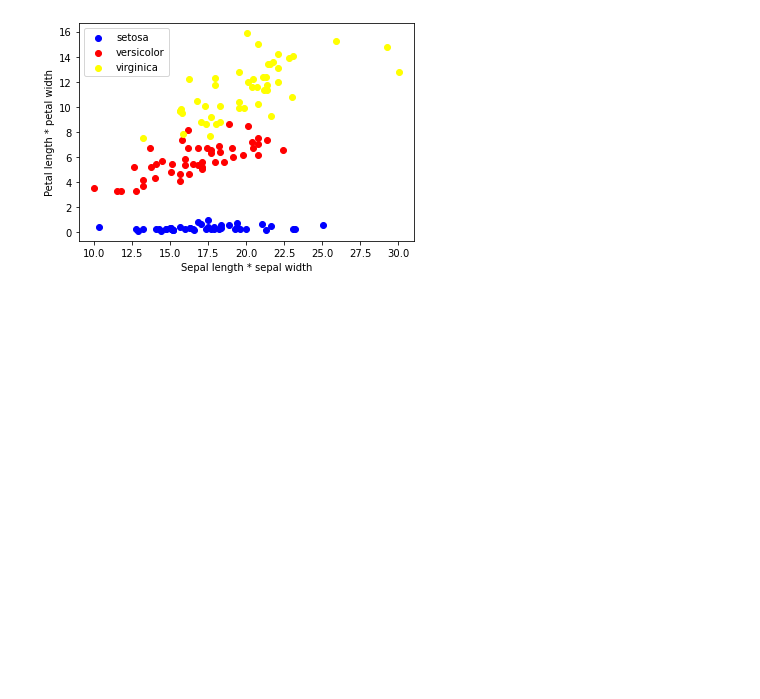
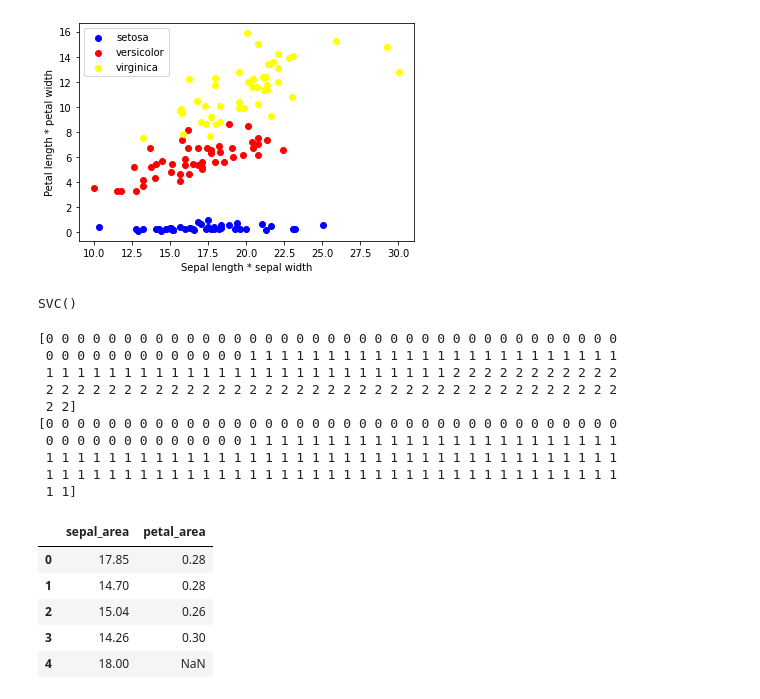
Before and after one commit to saharsolt/Machine_Learning_Python, a Jupyter notebook: IrisSVMClassification.ipynb, the cells around one changed output. Cells and saved outputs as stored; diff of their text form; code cells hidden in the pictures; blank space fills up the shorter version.

```diff
--- a/IrisSVMClassification.ipynb
+++ b/IrisSVMClassification.ipynb
@@ -94,3 +94,36 @@ plt.show()
 # %% [output]
 (150,)
 [figure]
+# %%
+from sklearn.svm import SVC
+
+svm = SVC(kernel='rbf',decision_function_shape ='ovr')
+
+svm.fit(X,y)
+# %% [output]
+SVC()
+# %%
+y_new = y.copy()
+print(y_new)
+y_new[y_new !=0]=1
+print(y_new)
+
+data_new=pd.DataFrame(data={'sepal_area':sepal_area ,'petal_area':petal_area})
+data_new.head()
+# %% [output]
+[0 0 0 0 0 0 0 0 0 0 0 0 0 0 0 0 0 0 0 0 0 0 0 0 0 0 0 0 0 0 0 0 0 0 0 0 0
+ 0 0 0 0 0 0 0 0 0 0 0 0 0 1 1 1 1 1 1 1 1 1 1 1 1 1 1 1 1 1 1 1 1 1 1 1 1
+ 1 1 1 1 1 1 1 1 1 1 1 1 1 1 1 1 1 1 1 1 1 1 1 1 1 1 2 2 2 2 2 2 2 2 2 2 2
+ 2 2 2 2 2 2 2 2 2 2 2 2 2 2 2 2 2 2 2 2 2 2 2 2 2 2 2 2 2 2 2 2 2 2 2 2 2
+ 2 2]
+[0 0 0 0 0 0 0 0 0 0 0 0 0 0 0 0 0 0 0 0 0 0 0 0 0 0 0 0 0 0 0 0 0 0 0 0 0
+ 0 0 0 0 0 0 0 0 0 0 0 0 0 1 1 1 1 1 1 1 1 1 1 1 1 1 1 1 1 1 1 1 1 1 1 1 1
+ 1 1 1 1 1 1 1 1 1 1 1 1 1 1 1 1 1 1 1 1 1 1 1 1 1 1 1 1 1 1 1 1 1 1 1 1 1
+ 1 1 1 1 1 1 1 1 1 1 1 1 1 1 1 1 1 1 1 1 1 1 1 1 1 1 1 1 1 1 1 1 1 1 1 1 1
+ 1 1]
+|  | sepal_area | petal_area |
+| 0 | 17.85 | 0.28 |
+| 1 | 14.70 | 0.28 |
+| 2 | 15.04 | 0.26 |
+| 3 | 14.26 | 0.30 |
+| 4 | 18.00 | NaN |
```
Also changed, not shown: parts of 8 cells of this notebook.
